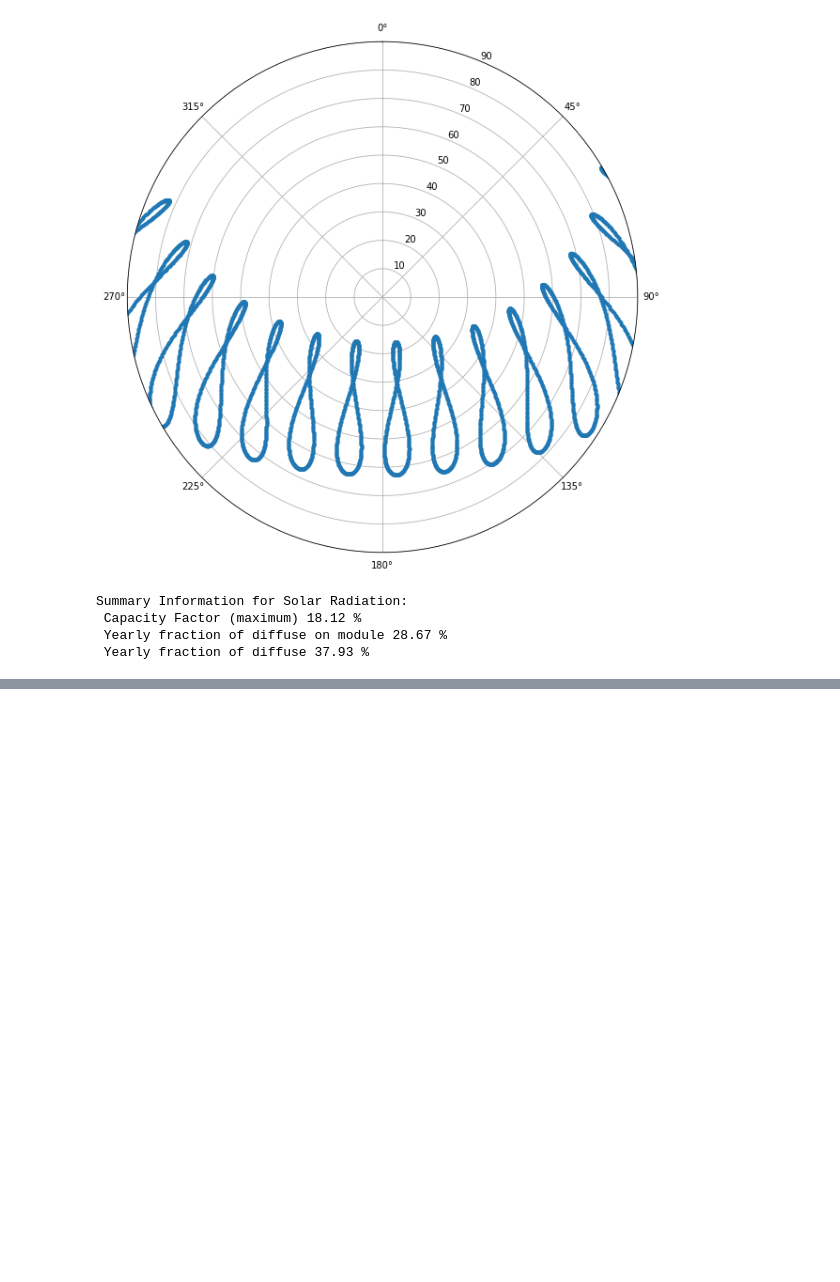
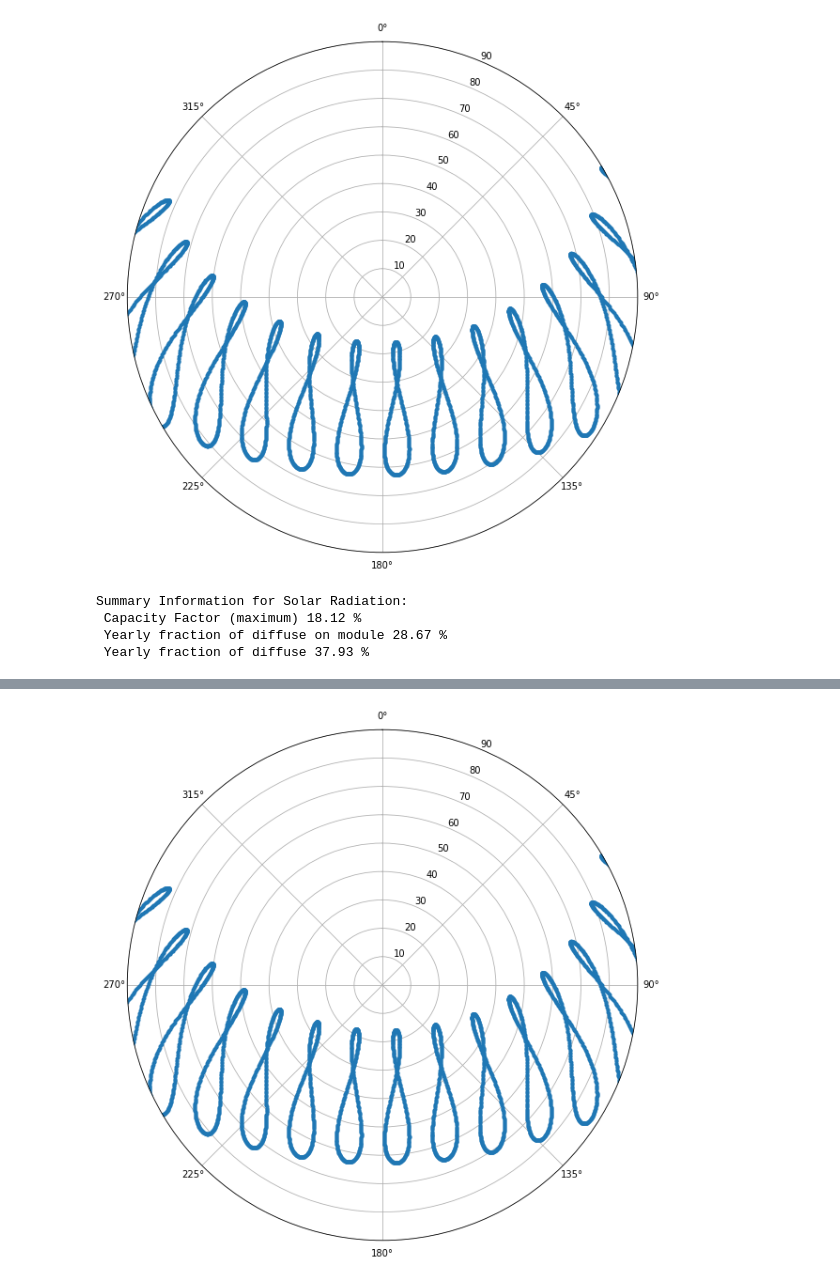
Before and after one commit to Karthikai-28/assignments, a Jupyter notebook: 60_report_csv_python_91039/solution.ipynb, the cells around one changed output, grey strips where cells are left out. Cells and saved outputs as stored; diff of their text form; code cells hidden in the pictures; blank space fills up the shorter version.

```diff
--- a/60_report_csv_python_91039/solution.ipynb
+++ b/60_report_csv_python_91039/solution.ipynb
@@ -160,0 +483,10 @@ plt.imshow(DNI_module_2D, cmap='jet', aspect='auto')
+# %%
+plt.figure('solar_path_' + str(latitude), figsize=(10, 10))
+ax = plt.subplot(111, projection='polar')
+ax.plot(rad(azimuths),90.0-elevations, marker='.', linestyle='None')
+ax.set_theta_zero_location('N')
+ax.set_theta_direction(-1)
+ax.set_rmax(90)
+ax.grid(True)
+# %% [output]
+[figure, added]
```
Also changed, not shown: parts of 10 cells of this notebook, 3 other files.
